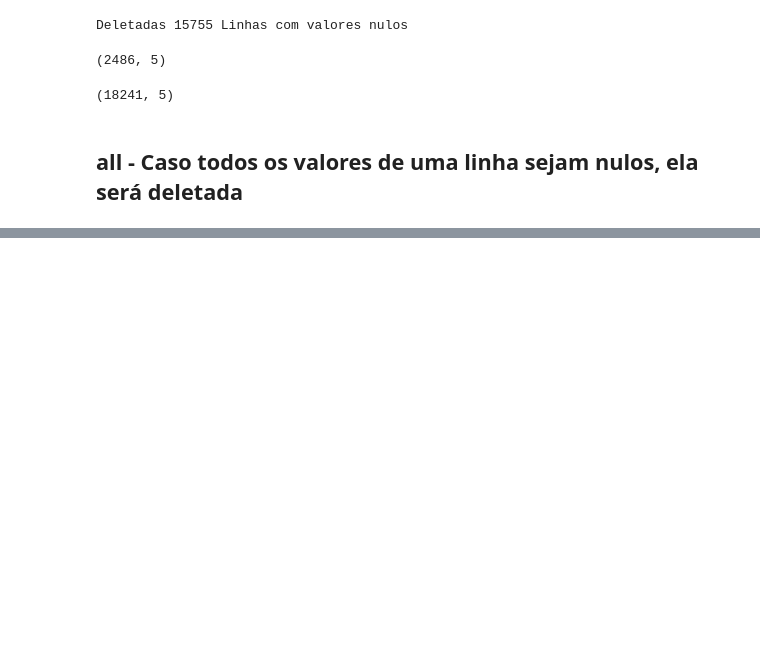
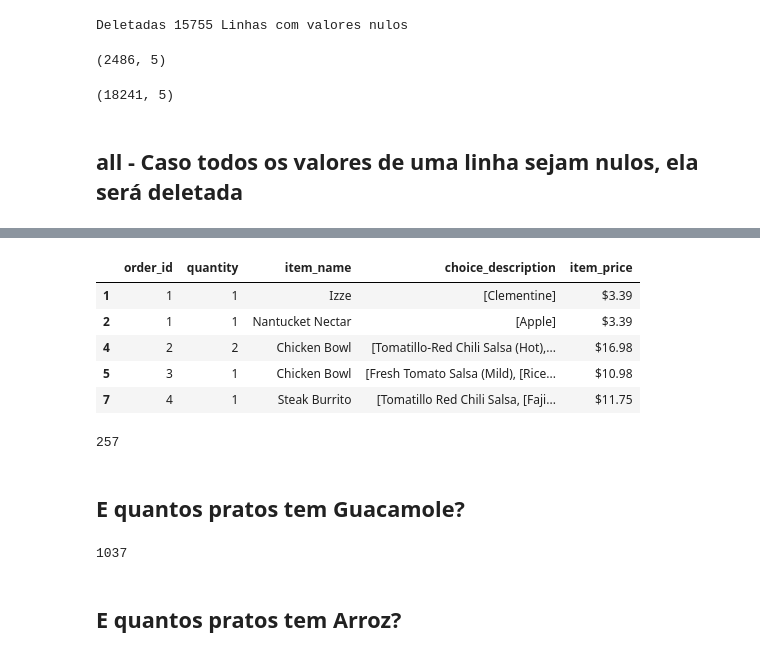
Before and after one commit to nilsoncunha/portfolio, a Jupyter notebook: 009 - Tratando valores nulos.ipynb, the cells around one changed output, grey strips where cells are left out. Cells and saved outputs as stored; diff of their text form; code cells hidden in the pictures; blank space fills up the shorter version.

```diff
--- a/009 - Tratando valores nulos.ipynb
+++ b/009 - Tratando valores nulos.ipynb
@@ -134,0 +213,13 @@ ufo.dropna(how='all').shape
+# %%
+ordens.head()
+# %% [output]
+|  | order_id | quantity | item_name | choice_description | item_price |
+| 1 | 1 | 1 | Izze | [Clementine] | $3.39 |
+| 2 | 1 | 1 | Nantucket Nectar | [Apple] | $3.39 |
+| 4 | 2 | 2 | Chicken Bowl | [Tomatillo-Red Chili Salsa (Hot),... | $16.98 |
+| 5 | 3 | 1 | Chicken Bowl | [Fresh Tomato Salsa (Mild), [Rice... | $10.98 |
+| 7 | 4 | 1 | Steak Burrito | [Tomatillo Red Chili Salsa, [Faji... | $11.75 |
+# %%
+ordens.choice_description.str.contains('Coke').astype(int).sum()
+# %% [output]
+257
@@ -134,0 +229,8 @@ ufo.dropna(how='all').shape
+# %% [markdown]
+## E quantos pratos tem Guacamole?
+# %%
+ordens.choice_description.str.contains('Guacamole').astype(int).sum()
+# %% [output]
+1037
+# %% [markdown]
+## E quantos pratos tem Arroz?
```
Also changed, not shown: parts of 17 cells of this notebook, 2 other files.
